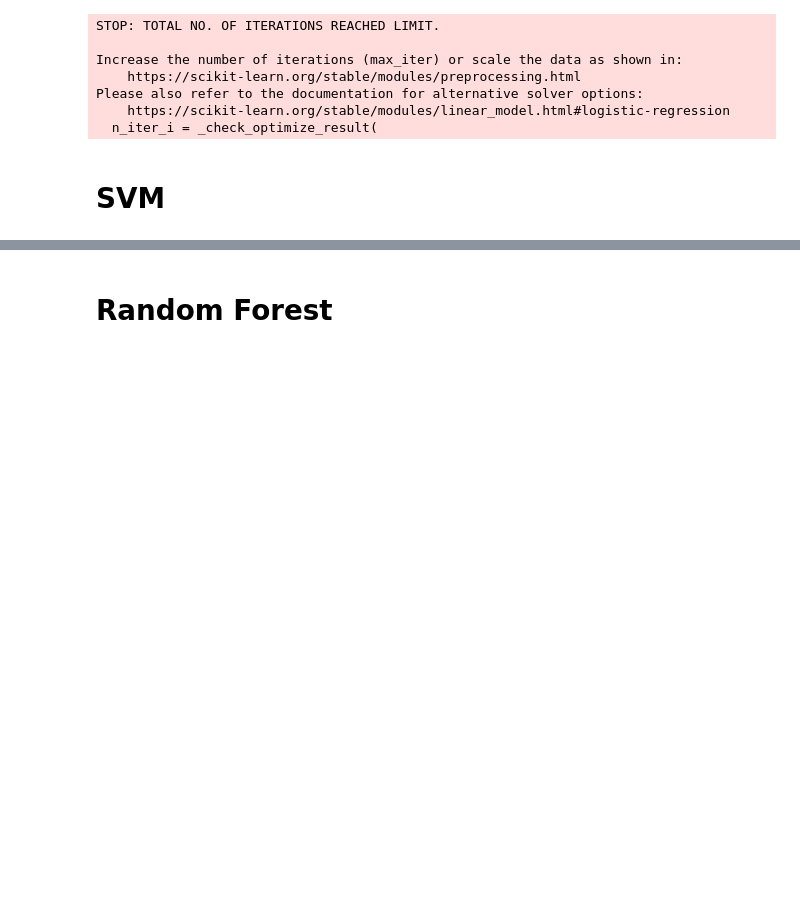
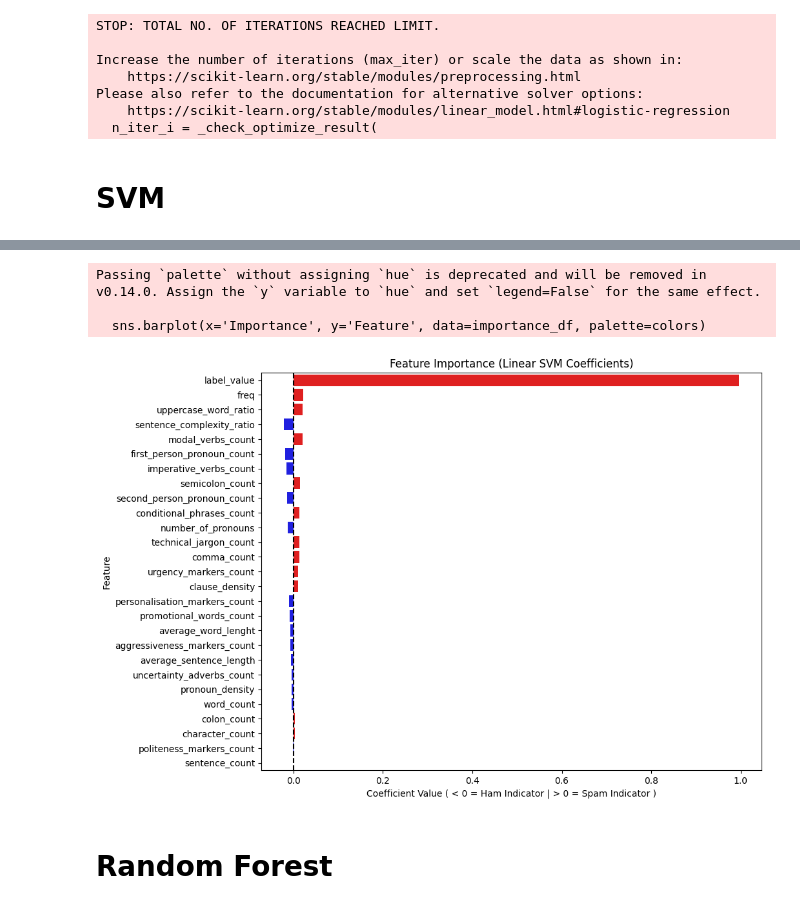
Before and after one commit to Keeta-Kimila/classification-model-that-email-between-Legitimate-or-Phishing, a Jupyter notebook: source_code/feature_extraction_and_model.ipynb, the cells around one changed output, grey strips where cells are left out. Cells and saved outputs as stored; diff of their text form; code cells hidden in the pictures; blank space fills up the shorter version.

```diff
--- a/source_code/feature_extraction_and_model.ipynb
+++ b/source_code/feature_extraction_and_model.ipynb
@@ -395,3 +435,48 @@ Please also refer to the documentation for alternative solver options:
+# %%
+import pandas as pd
+import matplotlib.pyplot as plt
+import seaborn as sns
+
+# 1. Get the SVC model and the coefficients from the pipeline
+# 'svc' is the automatic name given to the SVC step in make_pipeline
+model_step = svm_pipeline.named_steps['svc']
+coefficients = model_step.coef_[0]
+
+# 2. Map coefficients to feature names
+# If X_train is a DataFrame, use column names. If numpy, use indices.
+if hasattr(X_train, 'columns'):
+    feature_names = X_train.columns
+else:
+    feature_names = [f'Feature {i}' for i in range(X_train.shape[1])]
+
+# 3. Create a DataFrame for easier plotting
+importance_df = pd.DataFrame({
+    'Feature': feature_names,
+    'Importance': coefficients
+})
+
+# 4. Sort by absolute value to find the most influential features overall
+# (We want to see the strongest predictors, whether they are Spam OR Ham)
+importance_df['Abs_Importance'] = importance_df['Importance'].abs()
+importance_df = importance_df.sort_values(by='Abs_Importance', ascending=False)
+
+# 5. Visualization
+plt.figure(figsize=(10, 8))
+
+# Create a color mapping: Red for Spam indicators (+), Blue for Ham indicators (-)
+colors = ['red' if x > 0 else 'blue' for x in importance_df['Importance']]
+
+sns.barplot(x='Importance', y='Feature', data=importance_df, palette=colors)
+
+plt.title('Feature Importance (Linear SVM Coefficients)')
+plt.xlabel('Coefficient Value ( < 0 = Ham Indicator | > 0 = Spam Indicator )')
+plt.axvline(x=0, color='black', linestyle='--') # Center line
+plt.show()
+# %% [output]
+Passing `palette` without assigning `hue` is deprecated and will be removed in v0.14.0. Assign the `y` variable to `hue` and set `legend=False` for the same effect.
+
+  sns.barplot(x='Importance', y='Feature', data=importance_df, palette=colors)
+[figure, added]
 # %% [markdown]
 # Random Forest
 # %%
```
Also changed, not shown: parts of 1 cell of this notebook.
